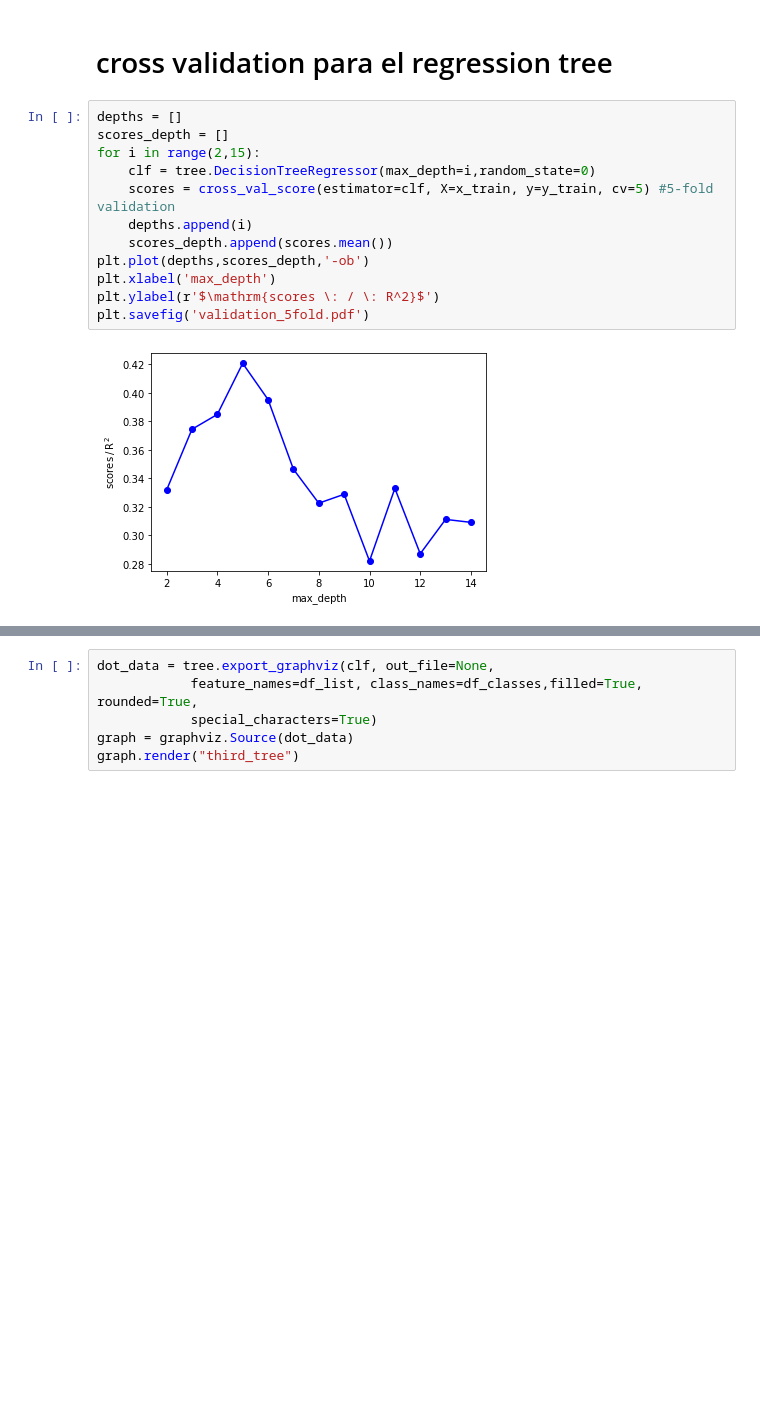
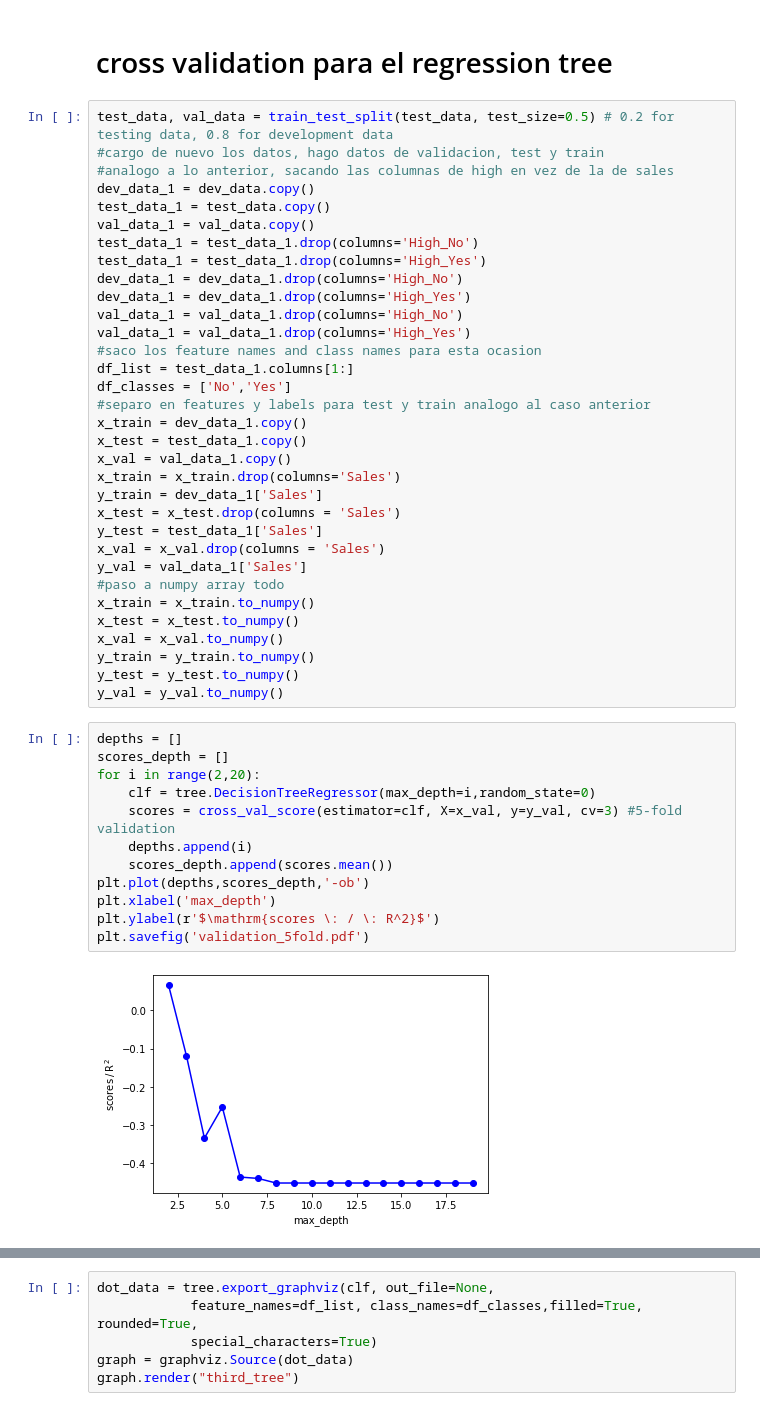
Before and after one commit to denisecammarota/DeepLearning, a Jupyter notebook: Pract6/Ej1.ipynb, the cells around one changed output, grey strips where cells are left out. Drawn from its saved outputs; the diff is of its cells as text; blank space fills up the shorter version.

```diff
--- a/Pract6/Ej1.ipynb
+++ b/Pract6/Ej1.ipynb
@@ -122,19 +122,52 @@ graph.render("overfit_second_tree")
 'overfit_second_tree.pdf'
 # %% [markdown]
 # cross validation para el regression tree
+# %%
+test_data, val_data = train_test_split(test_data, test_size=0.5) # 0.2 for testing data, 0.8 for development data
+#cargo de nuevo los datos, hago datos de validacion, test y train
+#analogo a lo anterior, sacando las columnas de high en vez de la de sales
+dev_data_1 = dev_data.copy()
+test_data_1 = test_data.copy()
+val_data_1 = val_data.copy()
+test_data_1 = test_data_1.drop(columns='High_No')
+test_data_1 = test_data_1.drop(columns='High_Yes')
+dev_data_1 = dev_data_1.drop(columns='High_No')
+dev_data_1 = dev_data_1.drop(columns='High_Yes')
+val_data_1 = val_data_1.drop(columns='High_No')
+val_data_1 = val_data_1.drop(columns='High_Yes')
+#saco los feature names and class names para esta ocasion
+df_list = test_data_1.columns[1:]
+df_classes = ['No','Yes']
+#separo en features y labels para test y train analogo al caso anterior
+x_train = dev_data_1.copy()
+x_test = test_data_1.copy()
+x_val = val_data_1.copy()
+x_train = x_train.drop(columns='Sales')
+y_train = dev_data_1['Sales']
+x_test = x_test.drop(columns = 'Sales')
+y_test = test_data_1['Sales']
+x_val = x_val.drop(columns = 'Sales')
+y_val = val_data_1['Sales']
+#paso a numpy array todo
+x_train = x_train.to_numpy()
+x_test = x_test.to_numpy()
+x_val = x_val.to_numpy()
+y_train = y_train.to_numpy()
+y_test = y_test.to_numpy()
+y_val = y_val.to_numpy()
 # %%
 depths = []
 scores_depth = []
-for i in range(2,15):
+for i in range(2,20):
     clf = tree.DecisionTreeRegressor(max_depth=i,random_state=0)
-    scores = cross_val_score(estimator=clf, X=x_train, y=y_train, cv=5) #5-fold validation
+    scores = cross_val_score(estimator=clf, X=x_val, y=y_val, cv=3) #5-fold validation
     depths.append(i)
     scores_depth.append(scores.mean())
 plt.plot(depths,scores_depth,'-ob')
 plt.xlabel('max_depth')
 plt.ylabel(r'$\mathrm{scores \: / \: R^2}$')
 plt.savefig('validation_5fold.pdf')
 # %% [output]
-[figure, old version]
+[figure, new version]
 # %%
 #creo el tree de hecho, es un regression tree en este caso
```
Also changed, not shown: parts of 14 cells of this notebook, 16 other files.
